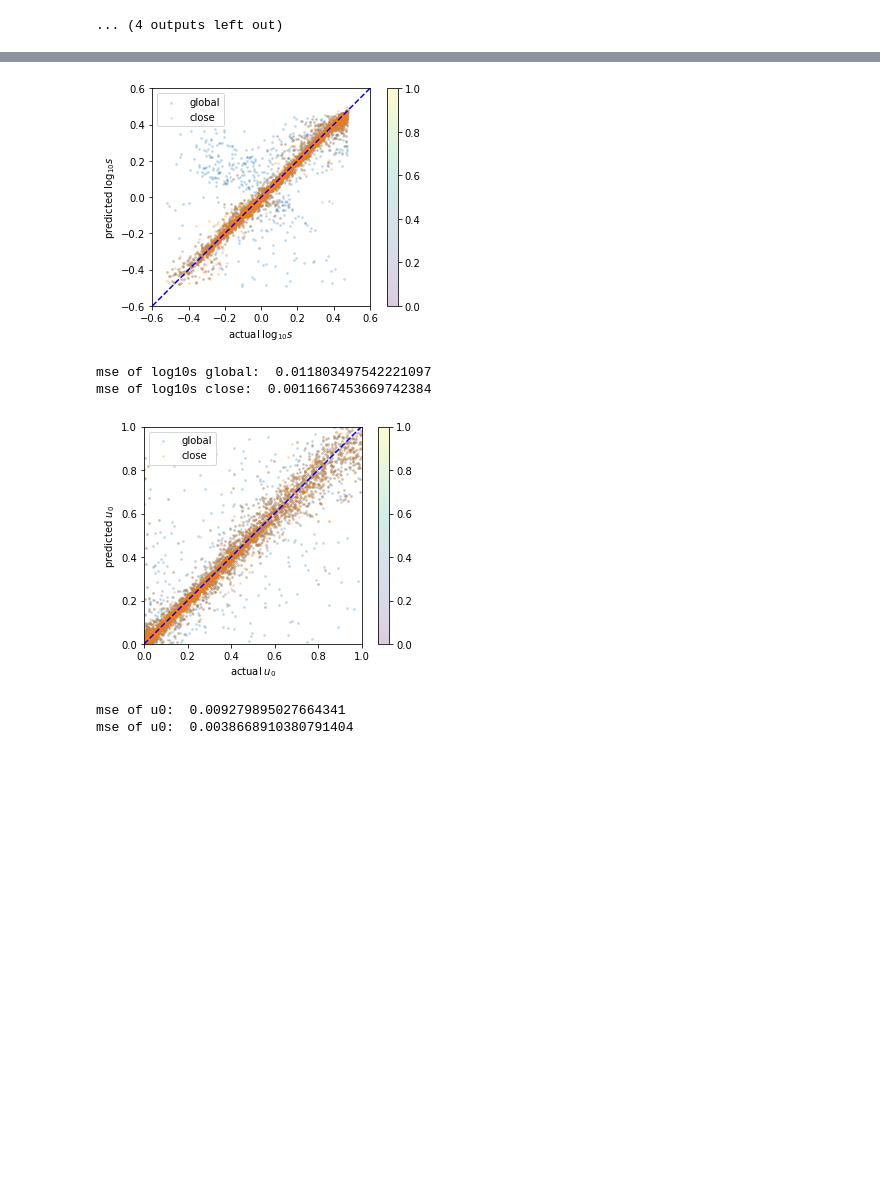
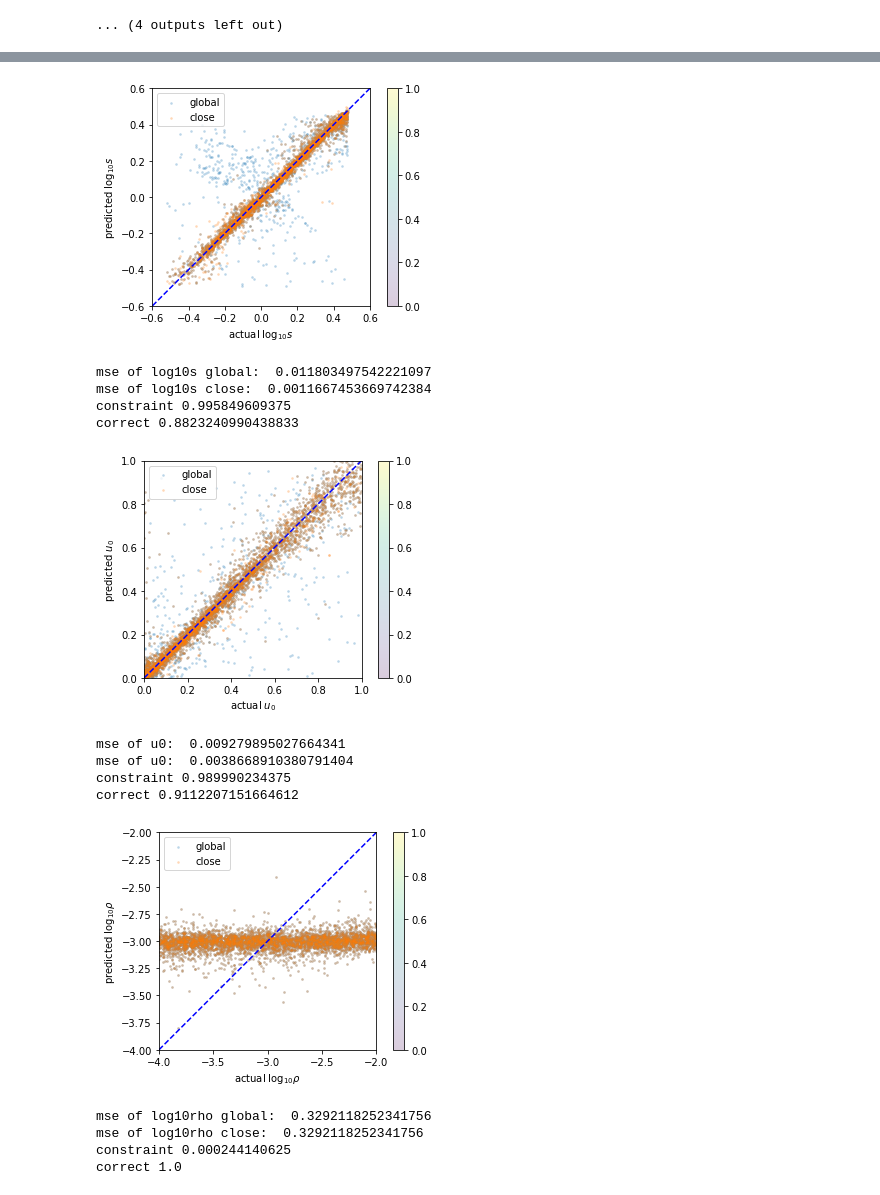
Before and after one commit to haimengzhao/magic-microlensing, a Jupyter notebook: plot.ipynb, the cells around one changed output, grey strips where cells are left out. Saved outputs shown, nothing was run; the diff lists cells and outputs as text; code cells hidden in the pictures; blank space fills up the shorter version.

```diff
--- a/plot.ipynb
+++ b/plot.ipynb
@@ -124,6 +135,8 @@ plt.vlines(np.linspace(-4, 0, 1000)[peaks], 0, 10, color='blue', linestyles='das
 # %%
 pred_global = torch.zeros((num, output_dim))
+pred_global_loglik = torch.zeros((num, output_dim))
 pred_close = torch.zeros((num, output_dim))
+pred_close_loglik = torch.zeros((num, output_dim))
 n_step = 1000
 grid = [torch.linspace(0, 1, n_step),
         torch.linspace(-4, -2, n_step),
@@ -140,6 +153,8 @@ for dim in tqdm(range(output_dim)):
             print('no peak found, use maximum instead')
             pred_global[i, dim] = grid[dim][torch.argmax(loglik[i])]
             pred_close[i, dim] = grid[dim][torch.argmax(loglik[i])]
+            pred_global_loglik[i, dim] = torch.max(loglik[i])
+            pred_close_loglik[i, dim] = torch.max(loglik[i])
             plt.plot(grid[dim], loglik[i])
             plt.vlines(Y[i, dim], 0, 10, color='red')
             plt.vlines(grid[dim][torch.argmax(loglik[i])], 0, 10, color='blue')
@@ -151,6 +166,8 @@ for dim in tqdm(range(output_dim)):
             close_peak = grid[dim][peaks][torch.argmin((grid[dim][peaks] - Y[i, dim])**2)]
             pred_global[i, dim] = global_peak
             pred_close[i, dim] = close_peak
+            pred_global_loglik[i, dim] = loglik[i][peaks[order[0]]]
+            pred_close_loglik[i, dim] = loglik[i][peaks][torch.argmin((grid[dim][peaks] - Y[i, dim])**2)]
 # %% [output]
 no peak found, use maximum instead
 tensor(0.9318, dtype=torch.float64)
@@ -203,10 +225,15 @@ plt.legend()
 plt.show()
 print('mse of log10s global: ', torch.mean((Y[:num, 3] -  pred_global.numpy()[:num, 3])**2).detach().cpu().item())
 print('mse of log10s close: ', torch.mean((Y[:num, 3] -  pred_close.numpy()[:num, 3])**2).detach().cpu().item())
+constraint_ind = pred_global_loglik[:num, 3]>np.log(2*1/1.2)
+print('constraint', torch.sum(constraint_ind).item()/num)
+print('correct', torch.sum(pred_global[:num, 3][constraint_ind]==pred_close[:num, 3][constraint_ind]).item()/torch.sum(constraint_ind).item())
 # %% [output]
 [figure]
 mse of log10s global:  0.011803497542221097
 mse of log10s close:  0.0011667453669742384
+constraint 0.995849609375
+correct 0.8823240990438833
 # %%
 plt.axis('square')
 plt.xlim(0, 1)
@@ -221,10 +248,38 @@ plt.legend()
 plt.show()
 print('mse of u0: ', torch.mean((Y[:num, 0] -  pred_global.numpy()[:num, 0])**2).detach().cpu().item())
 print('mse of u0: ', torch.mean((Y[:num, 0] -  pred_close.numpy()[:num, 0])**2).detach().cpu().item())
+constraint_ind = pred_global_loglik[:num, 0]>np.log(2*1/1)
+print('constraint', torch.sum(constraint_ind).item()/num)
+print('correct', torch.sum(pred_global[:num, 0][constraint_ind]==pred_close[:num, 0][constraint_ind]).item()/torch.sum(constraint_ind).item())
 # %% [output]
 [figure]
 mse of u0:  0.009279895027664341
 mse of u0:  0.0038668910380791404
+constraint 0.989990234375
+correct 0.9112207151664612
+# %%
+plt.axis('square')
+plt.xlim(-4, -2)
+plt.ylim(-4, -2)
+plt.xlabel(r'actual $\log_{10}\rho$')
+plt.ylabel(r'predicted $\log_{10}\rho$')
+plt.scatter(Y[:num, 1], pred_global.numpy()[:num, 1], s=3, cmap='Blues', label='global', alpha=0.2)
+plt.scatter(Y[:num, 1], pred_close.numpy()[:num, 1], s=3, cmap='Oranges', label='close', alpha=0.2)
+plt.plot(np.linspace(-4, -2), np.linspace(-4, -2), color='b', linestyle='dashed')
+plt.colorbar()
+plt.legend()
+plt.show()
+print('mse of log10rho global: ', torch.mean((Y[:num, 1] -  pred_global.numpy()[:num, 1])**2).detach().cpu().item())
+print('mse of log10rho close: ', torch.mean((Y[:num, 1] -  pred_close.numpy()[:num, 1])**2).detach().cpu().item())
+constraint_ind = pred_global_loglik[:num, 1]>np.log(2*1/2)
+print('constraint', torch.sum(constraint_ind).item()/num)
+print('correct', torch.sum(pred_global[:num, 1][constraint_ind]==pred_close[:num, 1][constraint_ind]).item()/torch.sum(constraint_ind).item())
+# %% [output]
+[figure, added]
+mse of log10rho global:  0.3292118252341756
+mse of log10rho close:  0.3292118252341756
+constraint 0.000244140625
+correct 1.0
 # %%
 plt.axis('square')
 plt.xlim(0, 360)
```
Also changed, not shown: parts of 4 cells of this notebook.
